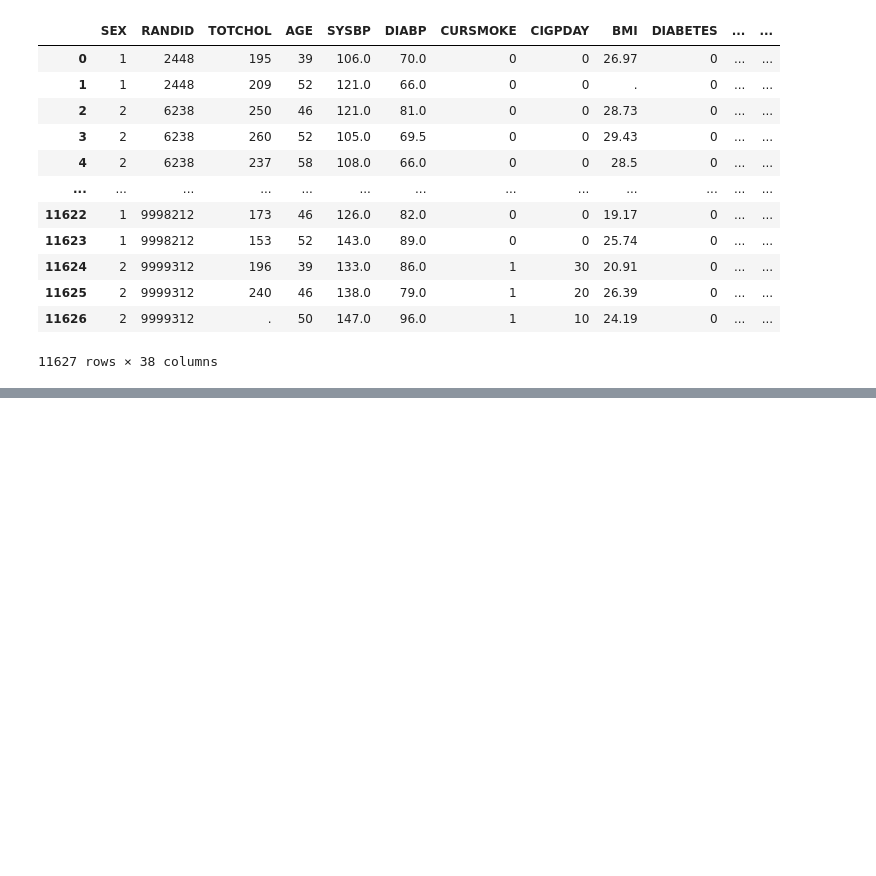
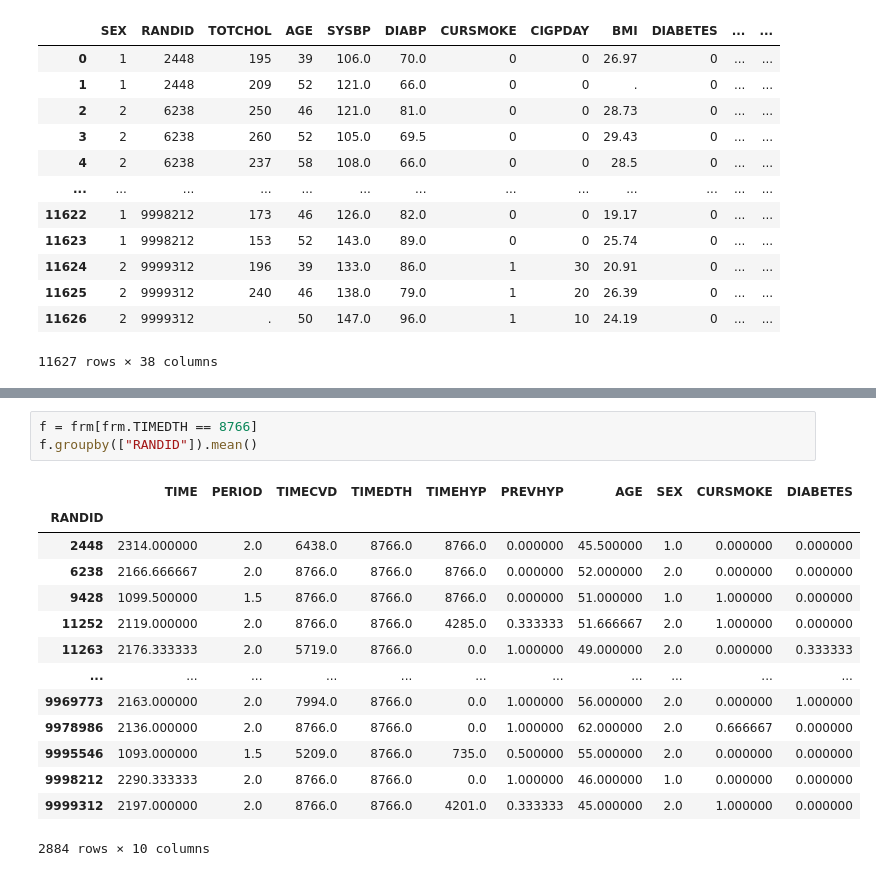
Before and after one commit to krashr-ds/framingham-ms, a Jupyter notebook: FraminghamReshaping.ipynb, the cells around one changed output, grey strips where cells are left out. Cells and saved outputs as stored; diff of their text form; blank space fills up the shorter version.

```diff
--- a/FraminghamReshaping.ipynb
+++ b/FraminghamReshaping.ipynb
@@ -29,0 +68,18 @@ framingham
+# %%
+f = frm[frm.TIMEDTH == 8766]
+f.groupby(["RANDID"]).mean()
+# %% [output]
+|  | TIME | PERIOD | TIMECVD | TIMEDTH | TIMEHYP | PREVHYP | AGE | SEX | CURSMOKE | DIABETES |
+| RANDID |  |  |  |  |  |  |  |  |  |  |
+| 2448 | 2314.000000 | 2.0 | 6438.0 | 8766.0 | 8766.0 | 0.000000 | 45.500000 | 1.0 | 0.000000 | 0.000000 |
+| 6238 | 2166.666667 | 2.0 | 8766.0 | 8766.0 | 8766.0 | 0.000000 | 52.000000 | 2.0 | 0.000000 | 0.000000 |
+| 9428 | 1099.500000 | 1.5 | 8766.0 | 8766.0 | 8766.0 | 0.000000 | 51.000000 | 1.0 | 1.000000 | 0.000000 |
+| 11252 | 2119.000000 | 2.0 | 8766.0 | 8766.0 | 4285.0 | 0.333333 | 51.666667 | 2.0 | 1.000000 | 0.000000 |
+| 11263 | 2176.333333 | 2.0 | 5719.0 | 8766.0 | 0.0 | 1.000000 | 49.000000 | 2.0 | 0.000000 | 0.333333 |
+| ... | ... | ... | ... | ... | ... | ... | ... | ... | ... | ... |
+| 9969773 | 2163.000000 | 2.0 | 7994.0 | 8766.0 | 0.0 | 1.000000 | 56.000000 | 2.0 | 0.000000 | 1.000000 |
+| 9978986 | 2136.000000 | 2.0 | 8766.0 | 8766.0 | 0.0 | 1.000000 | 62.000000 | 2.0 | 0.666667 | 0.000000 |
+| 9995546 | 1093.000000 | 1.5 | 5209.0 | 8766.0 | 735.0 | 0.500000 | 55.000000 | 2.0 | 0.000000 | 0.000000 |
+| 9998212 | 2290.333333 | 2.0 | 8766.0 | 8766.0 | 0.0 | 1.000000 | 46.000000 | 1.0 | 0.000000 | 0.000000 |
+| 9999312 | 2197.000000 | 2.0 | 8766.0 | 8766.0 | 4201.0 | 0.333333 | 45.000000 | 2.0 | 1.000000 | 0.000000 |
+2884 rows × 10 columns
```
Also changed, not shown: parts of 5 cells of this notebook.
